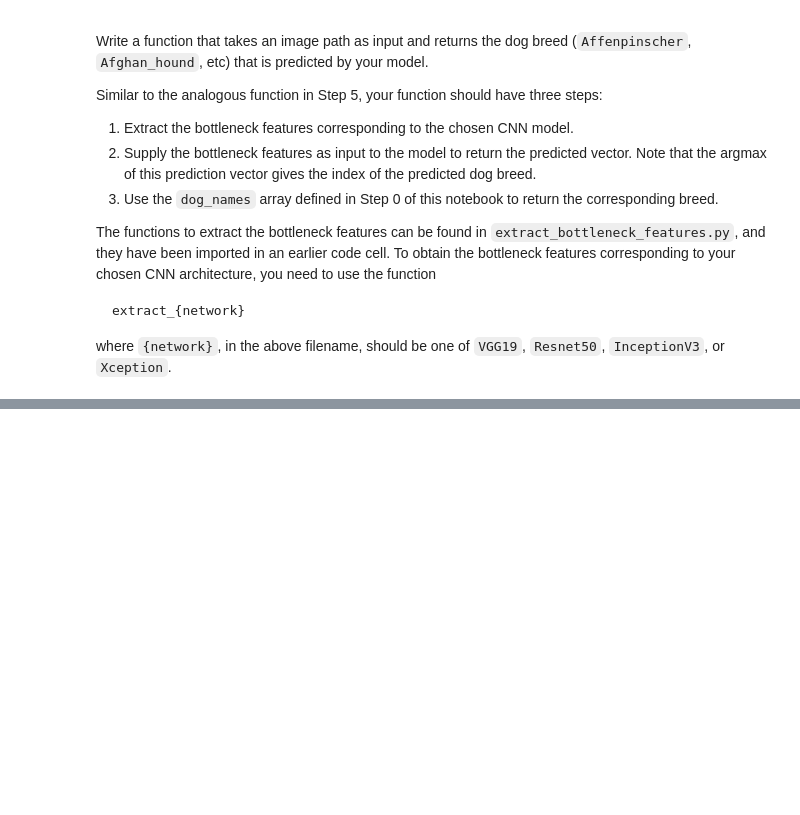
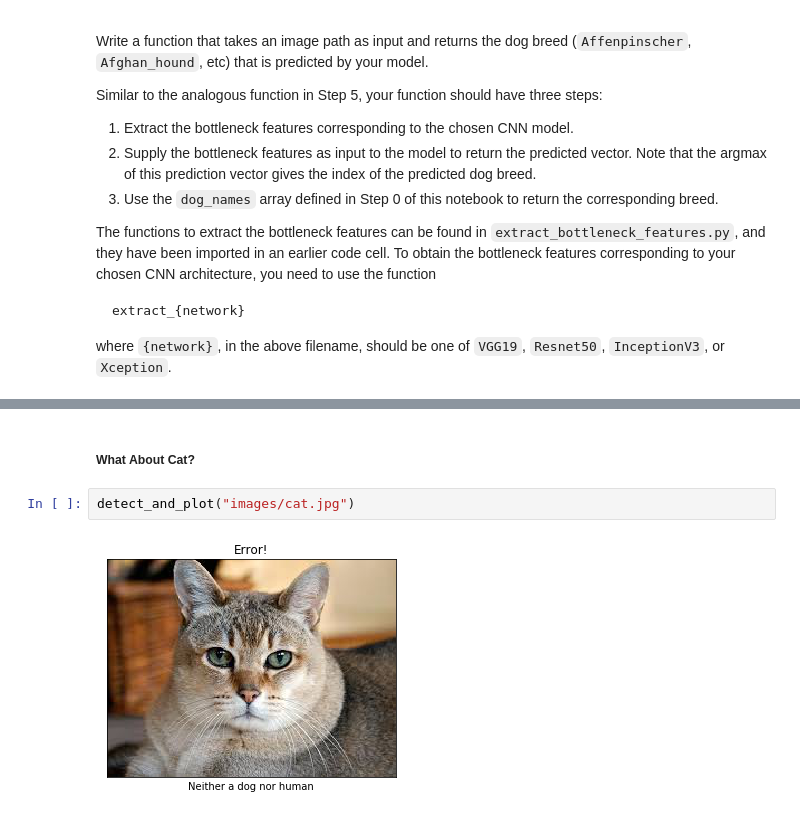
Before and after one commit to sumitbinnani/Dog-Breed-Classifier, a Jupyter notebook: dog_app.ipynb, the cells around one changed output, grey strips where cells are left out. Drawn from its saved outputs; the diff is of its cells as text; blank space fills up the shorter version.

```diff
--- a/dog_app.ipynb
+++ b/dog_app.ipynb
@@ -642,0 +778,6 @@ __Answer:__
+# %% [markdown]
+##### What About Cat?
+# %%
+detect_and_plot("images/cat.jpg")
+# %% [output]
+[figure, added]
```
Also changed, not shown: parts of 38 cells of this notebook.
